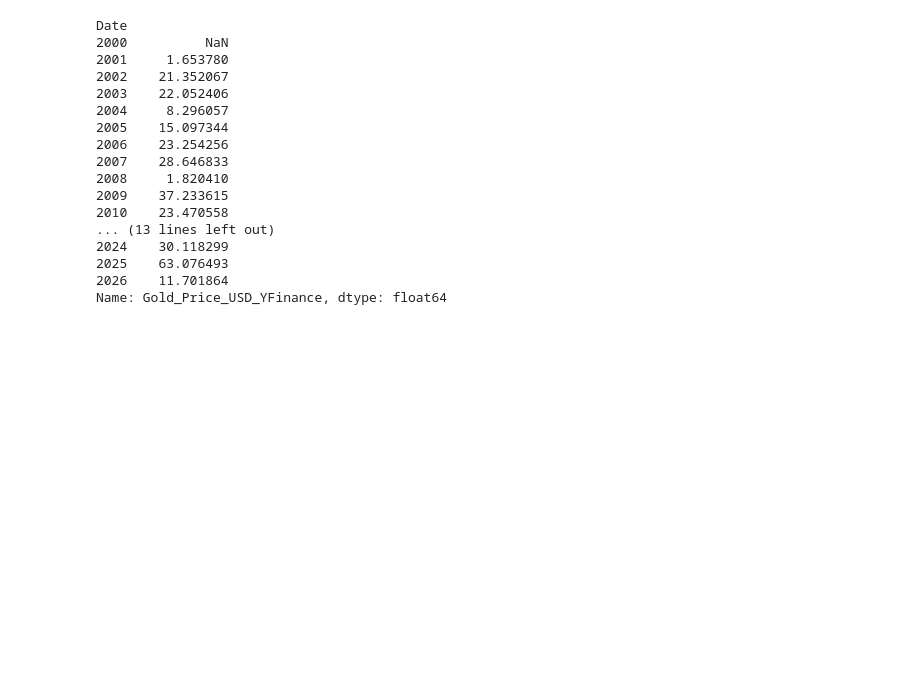
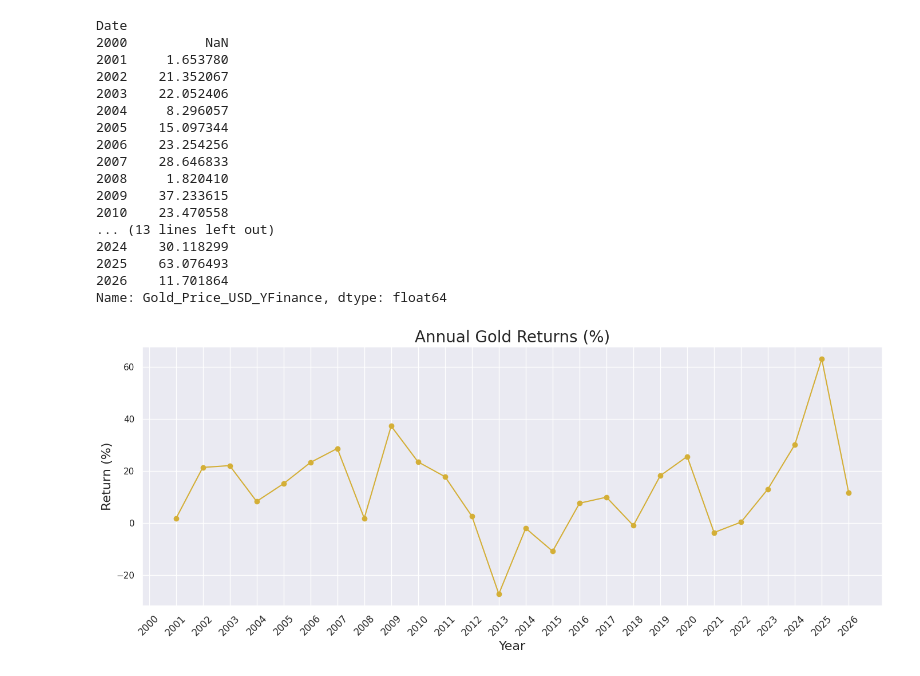
Before and after one commit to younesbensaid/Data-Analysis-portfolio, a Jupyter notebook: gold-price-analysis Aug 2000 - Fev 2026/XAUUSD_Analysis.ipynb, the cells around one changed output. Drawn from its saved outputs; the diff is of its cells as text; code cells hidden in the pictures; blank space fills up the shorter version.

Commit message:
Annual Gold Returns (%) plot

```diff
--- a/gold-price-analysis Aug 2000 - Fev 2026/XAUUSD_Analysis.ipynb
+++ b/gold-price-analysis Aug 2000 - Fev 2026/XAUUSD_Analysis.ipynb
@@ -261,3 +261,27 @@ Date
 2025    63.076493
 2026    11.701864
 Name: Gold_Price_USD_YFinance, dtype: float64
+# %%
+sns.set_theme(style="darkgrid")
+
+plt.figure(figsize=(14,6))
+plt.plot(
+    yearly_return.index,
+    yearly_return.values,
+    marker='o',
+    linestyle='-',
+    color='#D4AF37'  # ذهبي
+)
+
+plt.title("Annual Gold Returns (%)", fontsize=20)
+plt.xlabel("Year", fontsize=16)
+plt.ylabel("Return (%)", fontsize=16)
+
+plt.grid(True)
+
+plt.xticks(yearly_return.index, rotation=45, fontsize=12)
+
+plt.tight_layout()
+plt.show()
+# %% [output]
+[figure, added]
```
